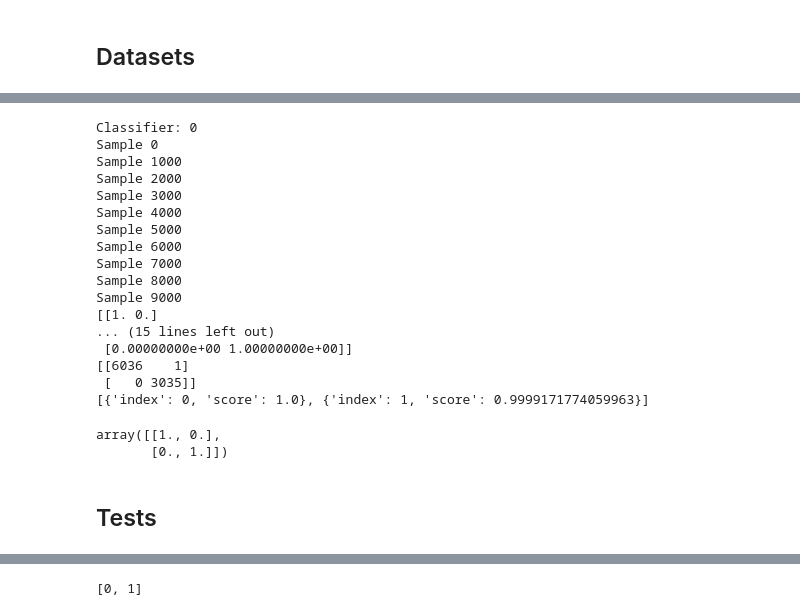
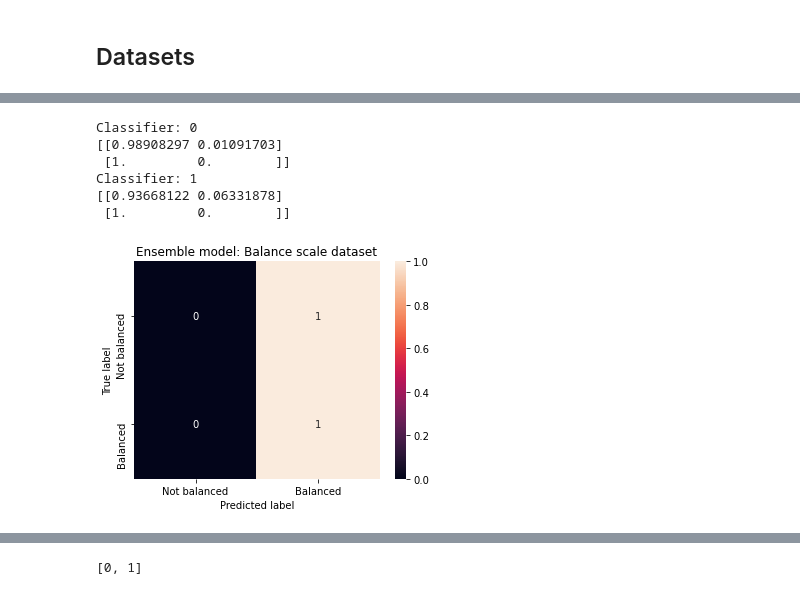
Before and after one commit to VersusF/BDSS-projects, a Jupyter notebook: notebooks/DataMining/DataMining-Assignment.ipynb, the cells around one changed output, grey strips where cells are left out. Saved outputs shown, nothing was run; the diff lists cells and outputs as text; code cells hidden in the pictures.

```diff
--- a/notebooks/DataMining/DataMining-Assignment.ipynb
+++ b/notebooks/DataMining/DataMining-Assignment.ipynb
@@ -525,7 +528,7 @@ balance_scale_header = [
     'left_weight',
     'left_distance',
     'right_weight',
-    'right_distance',
+    'right_distance'
 ]
 
 ds_balance_scale = pd.read_csv("/datasets/Balance_scale/balance_scale.csv", names=balance_scale_header)
@@ -532,41 +596,28 @@ ds_balance_scale = pd.read_csv("/datasets/Balance_scale/balance_scale.csv", name
 # %%
-ensemble_model_nursery = train(
-    ds_nursery,
+# Balance scale dataset
+ensemble_model_balance_scale = train(
+    ds_balance_scale,
     'classification',
-    0.3,
-    ['not_recom'],  # ['spec_prior'],
+    0.2,
+    ['B'],
     'Accuracy',
     0.6,
     3,
     [
-        ['DecisionTree', {'max_depth': 5, 'criterion': 'entropy'}],
-        ['DecisionTree', {'min_samples_split': 25, 'max_features': 10, 'criterion': 'gini'}],
-        # ['SVC', {'kernel': 'rbf', 'degree': 9}],
-        # ['GaussianProcess', {}],
-        # ['MLP', {}]
+        ['DecisionTree', {'max_depth': 5, 'criterion': 'entropy', 'min_samples_split':2}],
+        ['DecisionTree', {'min_samples_split': 2, 'max_depth': 10, 'criterion': 'gini'}],
+        ['SVC', {'kernel': 'rbf', 'degree': 9}],
+        ['GaussianProcess', {}],
+        ['MLP', {}]
     ])
 
-cm = validation(FEATURES[DS_TEST], LABELS[DS_TEST], ensemble_model_nursery)
-cm
+cm = validation(FEATURES[DS_TEST], LABELS[DS_TEST], ensemble_model_balance_scale)
+plot_confusion_matrix(cm, ['Not balanced','Balanced'], 'Balance scale dataset')
 # %% [output]
 Classifier: 0
-Sample 0
-Sample 1000
-Sample 2000
-Sample 3000
-Sample 4000
-Sample 5000
-Sample 6000
-Sample 7000
-Sample 8000
-Sample 9000
-[[1. 0.]
-... (15 lines left out)
- [0.00000000e+00 1.00000000e+00]]
-[[6036    1]
- [   0 3035]]
-[{'index': 0, 'score': 1.0}, {'index': 1, 'score': 0.9999171774059963}]
+[[0.98908297 0.01091703]
+ [1.         0.        ]]
+Classifier: 1
+[[0.93668122 0.06331878]
+ [1.         0.        ]]
-array([[1., 0.],
-       [0., 1.]])
+[figure, added]
-# %% [markdown]
-## Tests
```
Also changed, not shown: parts of 17 cells of this notebook.
